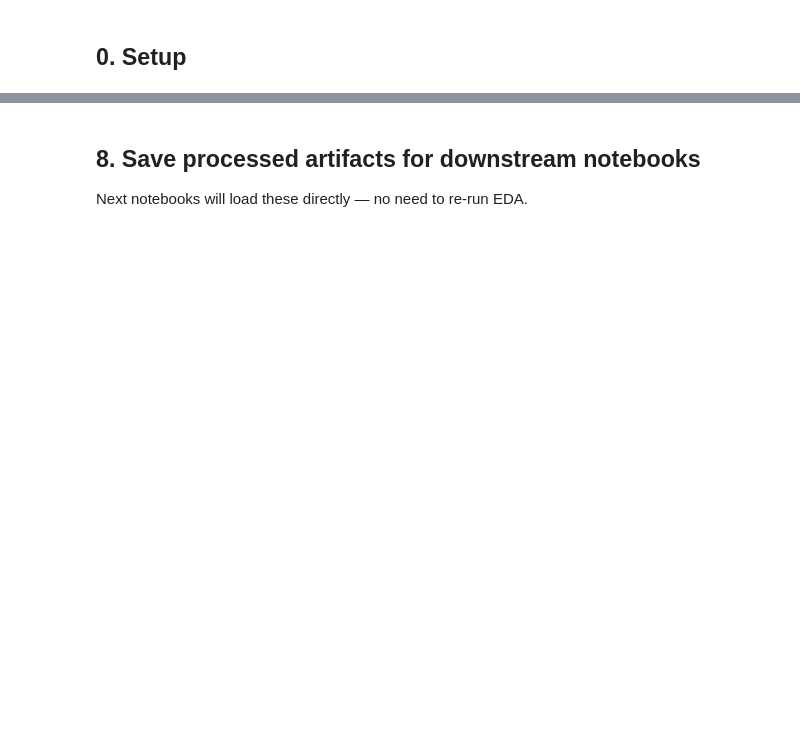
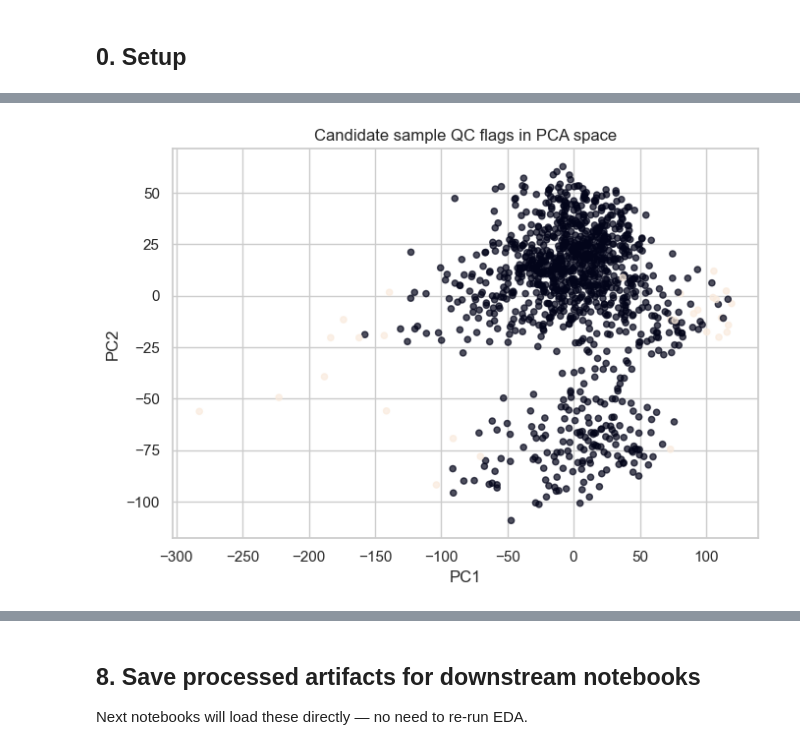
Before and after one commit to MauriceCC04/tp53-rna-prediction, a Jupyter notebook: ccle_eda.ipynb, the cells around one changed output, grey strips where cells are left out. Drawn from its saved outputs; the diff is of its cells as text; code cells hidden in the pictures; blank space fills up the shorter version.

```diff
--- a/ccle_eda.ipynb
+++ b/ccle_eda.ipynb
@@ -310,0 +788,84 @@ print('(Not a strict test — gene expression is rarely perfectly normal — but
+# %%
+CONTAM = CONFIG["outlier_contamination"]
+
+votes = pd.DataFrame(index=X_train_filt.index)
+sample_qc = pd.DataFrame(index=X_train_filt.index)
+
+Xs = StandardScaler().fit_transform(X_train_filt)
+
+# 1) Extreme-gene burden: count genes with very large within-gene z-score
+Z = np.abs(stats.zscore(X_train_filt, axis=0, nan_policy="omit"))
+extreme_gene_burden = pd.Series((Z > 4.0).sum(axis=1), index=X_train_filt.index)
+votes["extreme_gene_burden"] = (extreme_gene_burden >= extreme_gene_burden.quantile(1 - CONTAM)).astype(int)
+sample_qc["extreme_gene_burden"] = extreme_gene_burden
+
+# 2) Distance in PCA space
+n_pcs_outlier = min(20, X_train_filt.shape[0] - 1, X_train_filt.shape[1])
+pcs_outlier = PCA(n_components=n_pcs_outlier, random_state=RNG).fit_transform(Xs)
+pc_distance = pd.Series(np.sqrt((pcs_outlier ** 2).sum(axis=1)), index=X_train_filt.index)
+votes["pca_distance"] = (pc_distance >= pc_distance.quantile(1 - CONTAM)).astype(int)
+sample_qc["pca_distance"] = pc_distance
+
+# 3) Isolation Forest
+iso = IsolationForest(contamination=CONTAM, random_state=RNG, n_jobs=-1)
+votes["iforest"] = (iso.fit_predict(Xs) == -1).astype(int)
+
+# 4) Local Outlier Factor
+lof = LocalOutlierFactor(n_neighbors=20, contamination=CONTAM)
+votes["lof"] = (lof.fit_predict(Xs) == -1).astype(int)
+
+# 5) Total expression burden, robustly
+total_expr = X_train_filt.sum(axis=1)
+votes["total_expr_mad"] = mad_flag(total_expr).astype(int)
+sample_qc["total_expr"] = total_expr
+
+# 6) Number of detected genes, robustly
+n_detected = (X_train_filt > CONFIG["detect_expr_threshold"]).sum(axis=1)
+votes["n_detected_mad"] = mad_flag(n_detected).astype(int)
+sample_qc["n_detected"] = n_detected
+
+votes["n_votes"] = votes.sum(axis=1)
+
+print("Fraction flagged by each detector:")
+display(votes.drop(columns="n_votes").mean().round(3).to_frame("fraction_flagged"))
+
+print("Samples by vote count:")
+display(votes["n_votes"].value_counts().sort_index().to_frame("n_samples"))
+
+fig, ax = plt.subplots(figsize=(7, 5))
+ax.scatter(
+    pcs_outlier[:, 0],
+    pcs_outlier[:, 1],
+    c=(votes["n_votes"] >= CONFIG["outlier_vote_possible"]).astype(int),
+    alpha=0.7,
+    s=20,
+)
+ax.set_xlabel("PC1")
+ax.set_ylabel("PC2")
+ax.set_title("Candidate sample QC flags in PCA space")
+plt.tight_layout()
+
+print("TP53 rate by outlier-flag status (possible-or-higher):")
+display(
+    pd.crosstab(
+        (votes["n_votes"] >= CONFIG["outlier_vote_possible"]).map({False: "not_flagged", True: "flagged"}),
+        y_train,
+        normalize="index",
+    ).round(3)
+)
+
+if lineage_col is not None:
+    print(f"Top {lineage_col} groups among possible-or-higher QC flags:")
+    display(
+        sample_meta.loc[votes.index, [lineage_col]]
+        .assign(flagged=lambda d: votes["n_votes"] >= CONFIG["outlier_vote_possible"])
+        .loc[lambda d: d["flagged"]]
+        [lineage_col]
+        .fillna("Unknown")
+        .value_counts()
+        .head(10)
+        .to_frame("n_flagged")
+    )
+
+print("Interpretation note: some flag rates are partly induced by the chosen contamination / quantile threshold, so detector agreement matters more than any single detector.")
+# %% [output]
@@ -310,0 +907 @@ print('(Not a strict test — gene expression is rarely perfectly normal — but
+[figure, added]
```
Also changed, not shown: parts of 47 cells of this notebook, 2 other files.
